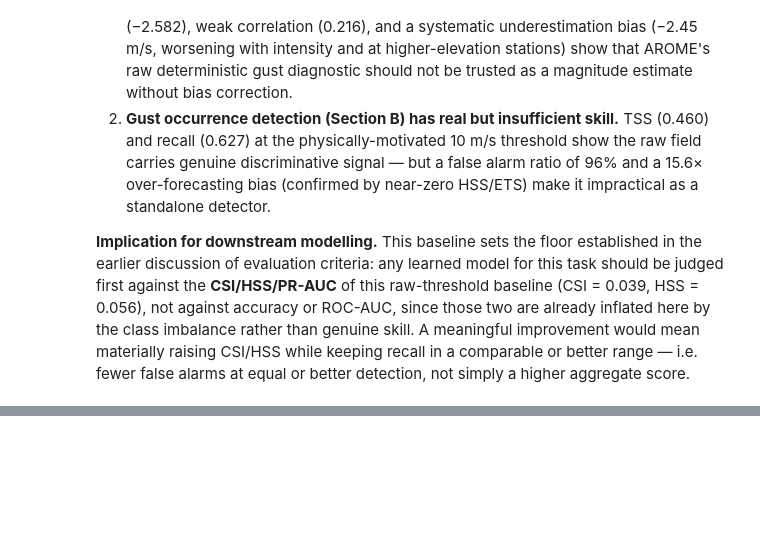
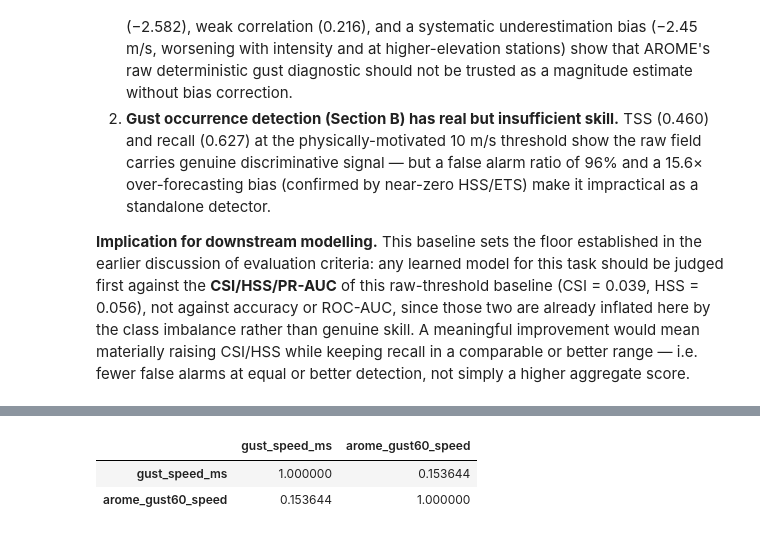
Before and after one commit to Marouanelmzr/meteorological-time-series-forecasting, a Jupyter notebook: notebooks/04_baseline_study.ipynb, the cells around one changed output, grey strips where cells are left out. Drawn from its saved outputs; the diff is of its cells as text; code cells hidden in the pictures; blank space fills up the shorter version.

```diff
--- a/notebooks/04_baseline_study.ipynb
+++ b/notebooks/04_baseline_study.ipynb
@@ -722,3 +722,95 @@ imbalance rather than genuine skill. A meaningful improvement would mean
 materially raising CSI/HSS while keeping recall in a comparable or better
 range &mdash; i.e. fewer false alarms at equal or better detection, not
 simply a higher aggregate score.
+# %%
+import pandas as pd
+import numpy as np
+
+df = pd.read_csv("../data/cleaned/FINAL_PREPARED_DATA_2021_2025__gust_excess.csv")
+
+print("="*80)
+print("DATASET")
+print("="*80)
+print(f"Rows: {len(df):,}")
+
+print("\nColumns:")
+print([c for c in df.columns if "gust" in c.lower()])
+
+print("\nMissing values")
+print("----------------")
+for col in [
+    "gust_speed_ms",
+    "arome_gust60_speed",
+    "gust_forecast_error_ms",
+]:
+    print(f"{col:25s}: {df[col].isna().sum():,}")
+
+print("\nStatistics")
+print("----------------")
+print(df["gust_forecast_error_ms"].describe())
+
+print("\nPercentiles")
+print("----------------")
+print(df["gust_forecast_error_ms"].quantile([
+    0,
+    0.01,
+    0.05,
+    0.25,
+    0.5,
+    0.75,
+    0.95,
+    0.99,
+    1,
+]))
+
+print("\nVerification")
+print("----------------")
+
+expected = (
+    df["gust_speed_ms"].fillna(0)
+    - df["arome_gust60_speed"].fillna(0)
+)
+
+max_diff = np.abs(expected - df["gust_forecast_error_ms"]).max()
+
+print(f"Maximum absolute difference: {max_diff:.10f}")
+
+assert np.allclose(
+    expected,
+    df["gust_forecast_error_ms"],
+), "Target was computed incorrectly!"
+
+print("✓ Formula verified")
+
+print("\nForecast quality before ML")
+print("----------------")
+
+mae = np.mean(np.abs(expected))
+rmse = np.sqrt(np.mean(expected**2))
+bias = expected.mean()
+
+print(f"Bias : {bias:.3f} m/s")
+print(f"MAE  : {mae:.3f} m/s")
+print(f"RMSE : {rmse:.3f} m/s")
+
+print("\nLargest forecast errors")
+print("----------------")
+
+display(
+    df[
+        [
+            "icao",
+            "valid_time",
+            "gust_speed_ms",
+            "arome_gust60_speed",
+            "gust_forecast_error_ms",
+        ]
+    ]
+    .iloc[np.argsort(np.abs(df["gust_forecast_error_ms"]))[::-1][:20]]
+)
+
+print("\nCorrelation")
+print("----------------")
+corr = df[["gust_speed_ms","arome_gust60_speed"]].corr()
+display(corr)
+# %% [output]
@@ -724,0 +853,3 @@ simply a higher aggregate score.
+|  | gust_speed_ms | arome_gust60_speed |
+| gust_speed_ms | 1.000000 | 0.153644 |
+| arome_gust60_speed | 0.153644 | 1.000000 |
```
Also changed, not shown: parts of 3 cells of this notebook, 16 other files.
